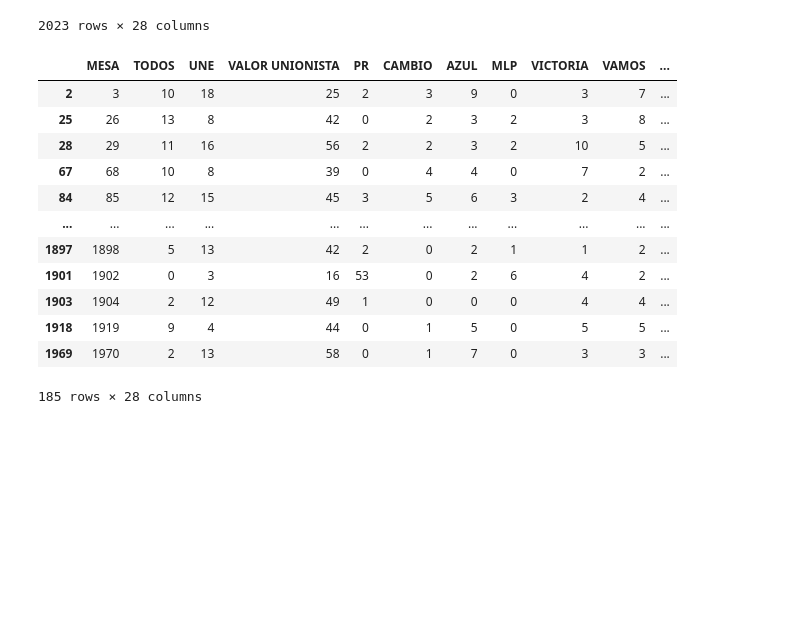
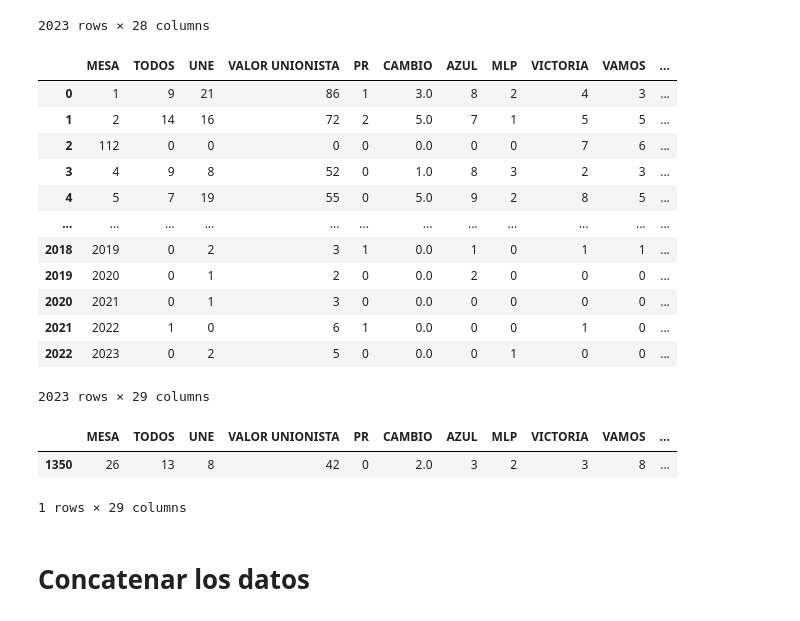
Before and after one commit to RudiksChess/recopilacion_y_analisis_elecciones_de_guatemala_2023, a Jupyter notebook: code/analisis_municipalidad_de_guatemala_sin_ocr.ipynb, the cells around one changed output. Saved outputs shown, nothing was run; the diff lists cells and outputs as text; code cells hidden in the pictures; blank space fills up the shorter version.

Commit message:
analisis final
analisis final

```diff
--- a/code/analisis_municipalidad_de_guatemala_sin_ocr.ipynb
+++ b/code/analisis_municipalidad_de_guatemala_sin_ocr.ipynb
@@ -183,19 +185,3 @@ para_analizar
 | 2021 | 2022 | 1 | 0 | 6 | 1 | 0 | 0 | 0 | 1 | 0 | ... |
 | 2022 | 2023 | 0 | 2 | 5 | 0 | 0 | 0 | 1 | 0 | 0 | ... |
 2023 rows × 28 columns
-# %%
-para_analizar[para_analizar['diferencia']>0]
-# %% [output]
-|  | MESA | TODOS | UNE | VALOR UNIONISTA | PR | CAMBIO | AZUL | MLP | VICTORIA | VAMOS | ... |
-| 2 | 3 | 10 | 18 | 25 | 2 | 3 | 9 | 0 | 3 | 7 | ... |
-| 25 | 26 | 13 | 8 | 42 | 0 | 2 | 3 | 2 | 3 | 8 | ... |
-| 28 | 29 | 11 | 16 | 56 | 2 | 2 | 3 | 2 | 10 | 5 | ... |
-| 67 | 68 | 10 | 8 | 39 | 0 | 4 | 4 | 0 | 7 | 2 | ... |
-| 84 | 85 | 12 | 15 | 45 | 3 | 5 | 6 | 3 | 2 | 4 | ... |
-| ... | ... | ... | ... | ... | ... | ... | ... | ... | ... | ... | ... |
-| 1897 | 1898 | 5 | 13 | 42 | 2 | 0 | 2 | 1 | 1 | 2 | ... |
-| 1901 | 1902 | 0 | 3 | 16 | 53 | 0 | 2 | 6 | 4 | 2 | ... |
-| 1903 | 1904 | 2 | 12 | 49 | 1 | 0 | 0 | 0 | 4 | 4 | ... |
-| 1918 | 1919 | 9 | 4 | 44 | 0 | 1 | 5 | 0 | 5 | 5 | ... |
-| 1969 | 1970 | 2 | 13 | 58 | 0 | 1 | 7 | 0 | 3 | 3 | ... |
-185 rows × 28 columns
@@ -201,0 +190,25 @@ para_analizar[para_analizar['diferencia']>0]
+# %%
+final_despues_de_arrelgo_manual=pd.read_excel("/Users/rudikrompich/Git/recopilacion_y_analisis_elecciones_de_guatemala_2023/data_analisis/correccion_incongruencias_diferencia_votos_validos.xlsx")
+final_despues_de_arrelgo_manual
+# %% [output]
+|  | MESA | TODOS | UNE | VALOR UNIONISTA | PR | CAMBIO | AZUL | MLP | VICTORIA | VAMOS | ... |
+| 0 | 1 | 9 | 21 | 86 | 1 | 3.0 | 8 | 2 | 4 | 3 | ... |
+| 1 | 2 | 14 | 16 | 72 | 2 | 5.0 | 7 | 1 | 5 | 5 | ... |
+| 2 | 112 | 0 | 0 | 0 | 0 | 0.0 | 0 | 0 | 7 | 6 | ... |
+| 3 | 4 | 9 | 8 | 52 | 0 | 1.0 | 8 | 3 | 2 | 3 | ... |
+| 4 | 5 | 7 | 19 | 55 | 0 | 5.0 | 9 | 2 | 8 | 5 | ... |
+| ... | ... | ... | ... | ... | ... | ... | ... | ... | ... | ... | ... |
+| 2018 | 2019 | 0 | 2 | 3 | 1 | 0.0 | 1 | 0 | 1 | 1 | ... |
+| 2019 | 2020 | 0 | 1 | 2 | 0 | 0.0 | 2 | 0 | 0 | 0 | ... |
+| 2020 | 2021 | 0 | 1 | 3 | 0 | 0.0 | 0 | 0 | 0 | 0 | ... |
+| 2021 | 2022 | 1 | 0 | 6 | 1 | 0.0 | 0 | 0 | 1 | 0 | ... |
+| 2022 | 2023 | 0 | 2 | 5 | 0 | 0.0 | 0 | 1 | 0 | 0 | ... |
+2023 rows × 29 columns
+# %%
+final_despues_de_arrelgo_manual[final_despues_de_arrelgo_manual['MESA']==26]
+# %% [output]
+|  | MESA | TODOS | UNE | VALOR UNIONISTA | PR | CAMBIO | AZUL | MLP | VICTORIA | VAMOS | ... |
+| 1350 | 26 | 13 | 8 | 42 | 0 | 2.0 | 3 | 2 | 3 | 8 | ... |
+1 rows × 29 columns
+# %% [markdown]
+# Concatenar los datos
```
Also changed, not shown: parts of 21 cells of this notebook, 10 other files.
